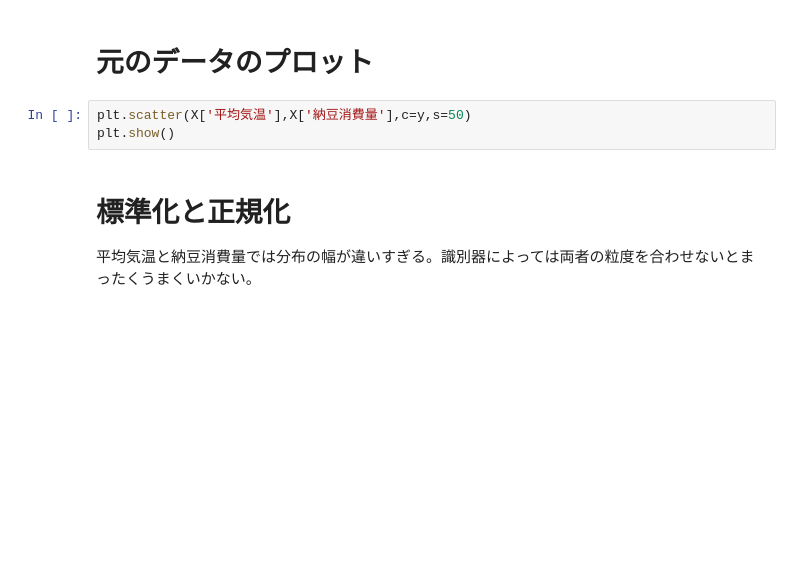
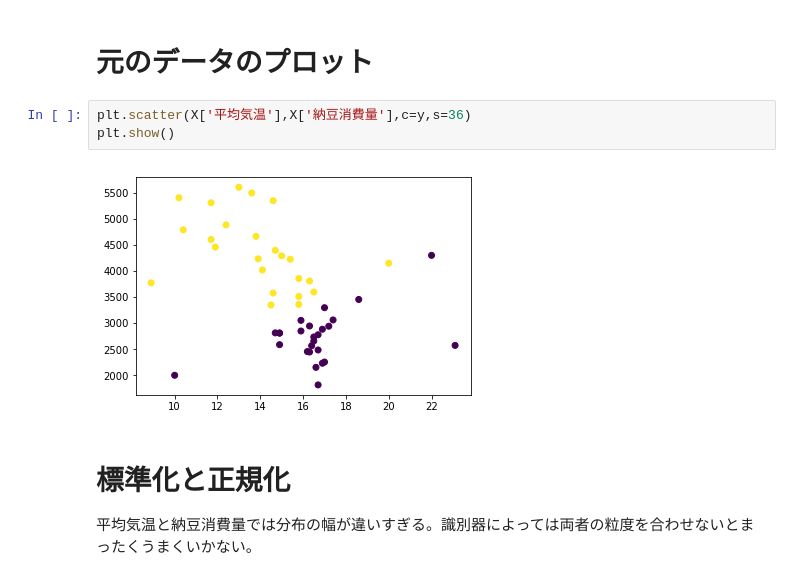
Before and after one commit to yoosisama/MLLesson, a Jupyter notebook: ML00 オリエンテーション/L000_機械学習の例.ipynb, the cells around one changed output. Drawn from its saved outputs; the diff is of its cells as text; blank space fills up the shorter version.

```diff
--- a/ML00 オリエンテーション/L000_機械学習の例.ipynb
+++ b/ML00 オリエンテーション/L000_機械学習の例.ipynb
@@ -22,8 +50,10 @@ X.head(8)  # 上から8個表示
 # %% [markdown]
 # 元のデータのプロット
 # %%
-plt.scatter(X['平均気温'],X['納豆消費量'],c=y,s=50)
+plt.scatter(X['平均気温'],X['納豆消費量'],c=y,s=36)
 plt.show()
+# %% [output]
+[figure, added]
 # %% [markdown]
 # 標準化と正規化
 平均気温と納豆消費量では分布の幅が違いすぎる。識別器によっては両者の粒度を合わせないとまったくうまくいかない。
```
Also changed, not shown: parts of 18 cells of this notebook, 1 other file.
